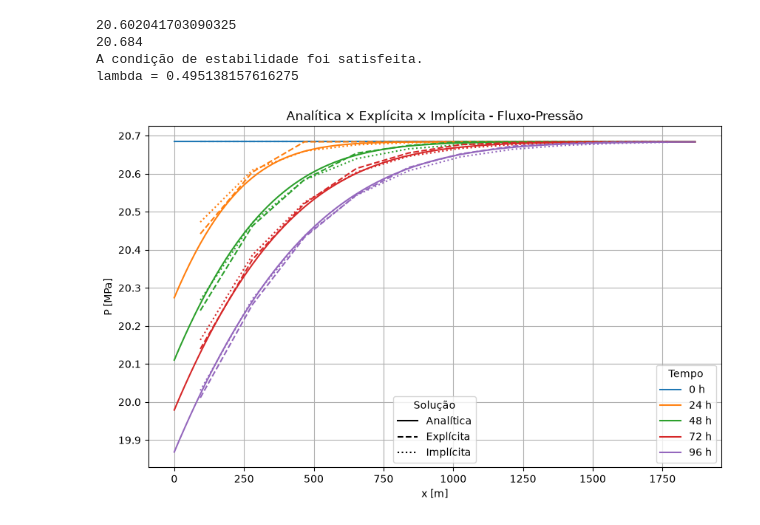
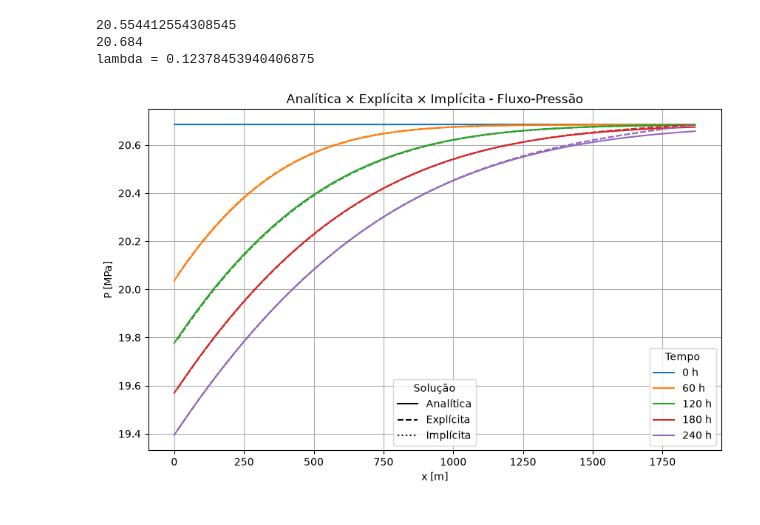
Before and after one commit to JoaoVassalo/SimRes, a Jupyter notebook: results/mdf.FP.ipynb, the cells around one changed output. Saved outputs shown, nothing was run; the diff lists cells and outputs as text; code cells hidden in the pictures.

```diff
--- a/results/mdf.FP.ipynb
+++ b/results/mdf.FP.ipynb
@@ -25,7 +25,7 @@ mu = 1.0e-3
 h = 4.572
 A = h * L
 
-t_h = 96                  # tempo final [h]
+t_h = 10*24                  # tempo final [h]
 t_final = t_h * 3600      # tempo final [s]
 
 eta = k / (phi * ct * mu)
@@ -38,8 +38,8 @@ x_an, t_an, X, T, P_an = linear_trans_1d_FP(p0, qw, L, k, A, mu, eta, t_final)
 
 # malha numérica
 
-nx = 10
-nt = 10
+nx = 80
+nt = 6400
 
 
 # solução explícita
@@ -94,35 +94,34 @@ plt.grid()
 # legenda dos tempos
 
 linhas_tempo = []
 
 for tempo, cor in zip(tempos_escolhidos, cores):
 
     linha_tempo, = plt.plot([], [], color=cor, label=f"{tempo:.0f} h")
 
     linhas_tempo.append(linha_tempo)
 
 
 legenda_tempo = plt.legend(handles=linhas_tempo, title="Tempo", loc="lower right")
 
 plt.gca().add_artist(legenda_tempo)
 
 
 # legenda das soluções
 
 analitica, = plt.plot([], [], "k-", label="Analítica")
 explicita, = plt.plot([], [], "k--", label="Explícita")
 implicita, = plt.plot([], [], "k:", label="Implícita")
 
 plt.legend(
     handles=[analitica, explicita, implicita],
     title="Solução",
     loc="lower center"
 )
-
+plt.savefig("comparacao_fluxo_pressao.pdf", bbox_inches="tight")
 plt.show()
 # %% [output]
-20.602041703090325
+20.554412554308545
 20.684
-A condição de estabilidade foi satisfeita.
-lambda = 0.495138157616275
+lambda = 0.12378453940406875
-[figure, old version]
+[figure, new version]
```
Also changed, not shown: 11 other files.
